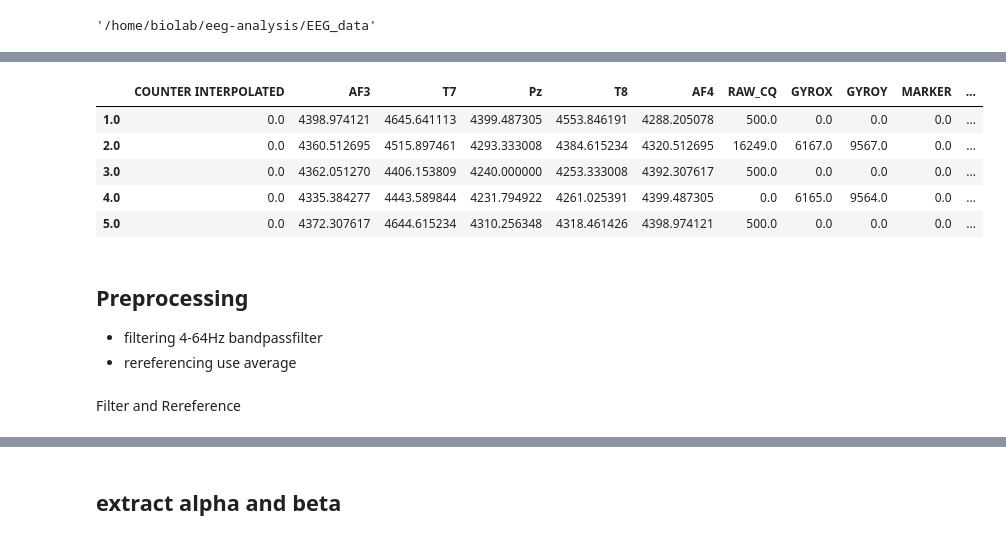
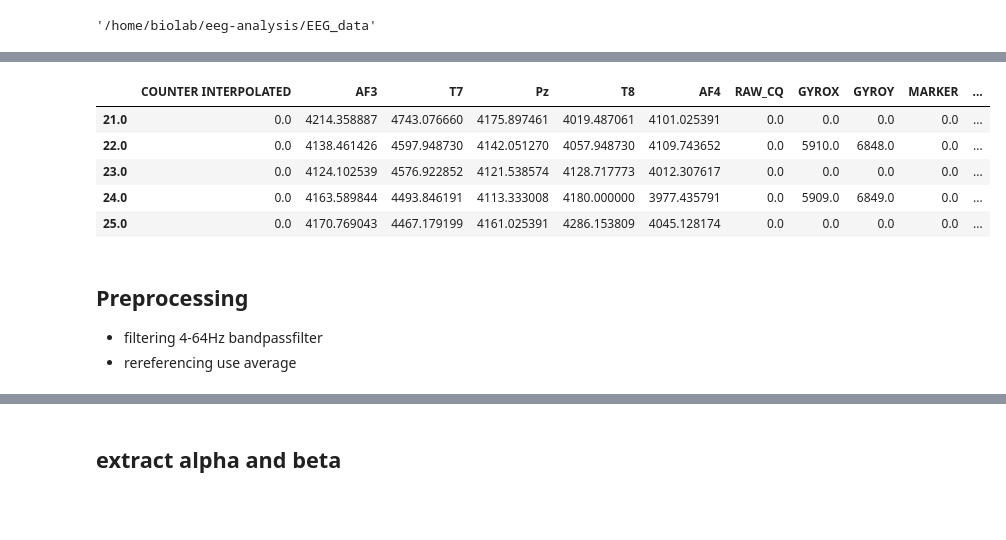
Before and after one commit to tabineko/eeg-analysis, a Jupyter notebook: check_eeg.ipynb, the cells around one changed output, grey strips where cells are left out. Cells and saved outputs as stored; diff of their text form; code cells hidden in the pictures; blank space fills up the shorter version.

```diff
--- a/check_eeg.ipynb
+++ b/check_eeg.ipynb
@@ -12,3 +13,7 @@ import pandas as pd
 os.getcwd()
 # %% [output]
 '/home/biolab/eeg-analysis/EEG_data'
+# %%
+search_path = '../data/*/*'
+path_list = natsorted(glob.glob(search_path))
+pprint(path_list)
@@ -15,15 +37,14 @@ os.getcwd()
 # %%
 labels = ['COUNTER INTERPOLATED', 'AF3', 'T7', 'Pz', 'T8', 'AF4', 'RAW_CQ', 'GYROX', 'GYROY', 'MARKER', 'MARKER_HARDWARE', 'SYNC', 'TIME_STAMP_s', 'TIME_STAMP_ms', 'CQ_AF3', 'CQ_T7', 'CQ_Pz', 'CQ_T8', 'CQ_AF4']
-filename_csv = '../data/Recordings.csv'
-eegdata_df = pd.read_csv(filename_csv, header=None, skiprows=[0], names=labels)
+eegdata_df = pd.read_csv(path_list[0], header=None, skiprows=[0], names=labels)
 eegdata_df.head()
 # %% [output]
 |  | COUNTER INTERPOLATED | AF3 | T7 | Pz | T8 | AF4 | RAW_CQ | GYROX | GYROY | MARKER | ... |
-| 1.0 | 0.0 | 4398.974121 | 4645.641113 | 4399.487305 | 4553.846191 | 4288.205078 | 500.0 | 0.0 | 0.0 | 0.0 | ... |
-| 2.0 | 0.0 | 4360.512695 | 4515.897461 | 4293.333008 | 4384.615234 | 4320.512695 | 16249.0 | 6167.0 | 9567.0 | 0.0 | ... |
-| 3.0 | 0.0 | 4362.051270 | 4406.153809 | 4240.000000 | 4253.333008 | 4392.307617 | 500.0 | 0.0 | 0.0 | 0.0 | ... |
-| 4.0 | 0.0 | 4335.384277 | 4443.589844 | 4231.794922 | 4261.025391 | 4399.487305 | 0.0 | 6165.0 | 9564.0 | 0.0 | ... |
-| 5.0 | 0.0 | 4372.307617 | 4644.615234 | 4310.256348 | 4318.461426 | 4398.974121 | 500.0 | 0.0 | 0.0 | 0.0 | ... |
+| 21.0 | 0.0 | 4214.358887 | 4743.076660 | 4175.897461 | 4019.487061 | 4101.025391 | 0.0 | 0.0 | 0.0 | 0.0 | ... |
+| 22.0 | 0.0 | 4138.461426 | 4597.948730 | 4142.051270 | 4057.948730 | 4109.743652 | 0.0 | 5910.0 | 6848.0 | 0.0 | ... |
+| 23.0 | 0.0 | 4124.102539 | 4576.922852 | 4121.538574 | 4128.717773 | 4012.307617 | 0.0 | 0.0 | 0.0 | 0.0 | ... |
+| 24.0 | 0.0 | 4163.589844 | 4493.846191 | 4113.333008 | 4180.000000 | 3977.435791 | 0.0 | 5909.0 | 6849.0 | 0.0 | ... |
+| 25.0 | 0.0 | 4170.769043 | 4467.179199 | 4161.025391 | 4286.153809 | 4045.128174 | 0.0 | 0.0 | 0.0 | 0.0 | ... |
 # %% [markdown]
 ## Preprocessing
 - filtering
@@ -80,2 +109,0 @@ signal_array = eegdata_df[['AF3', 'T7', 'Pz', 'T8', 'AF4']].values.T
-# %% [markdown]
-Filter and Rereference
```
Also changed, not shown: parts of 20 cells of this notebook.
